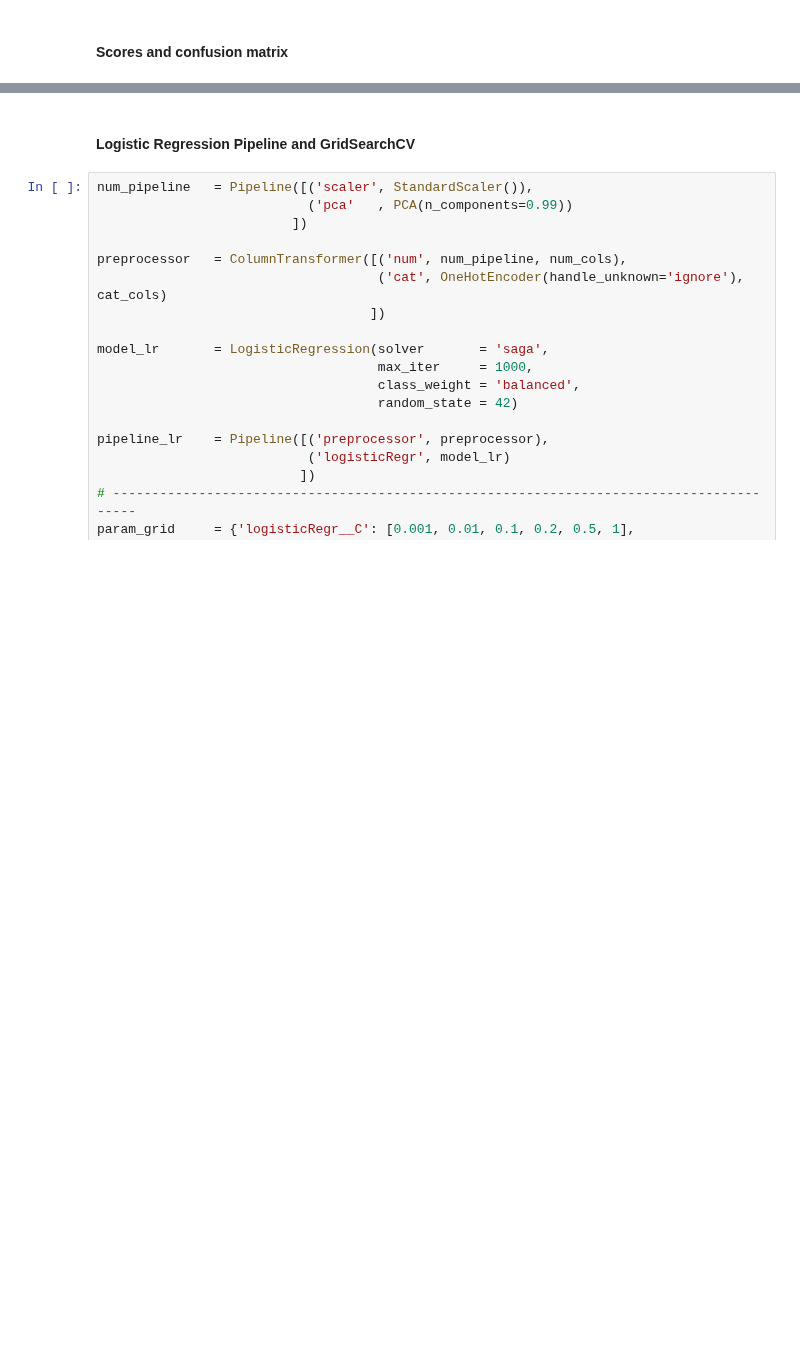
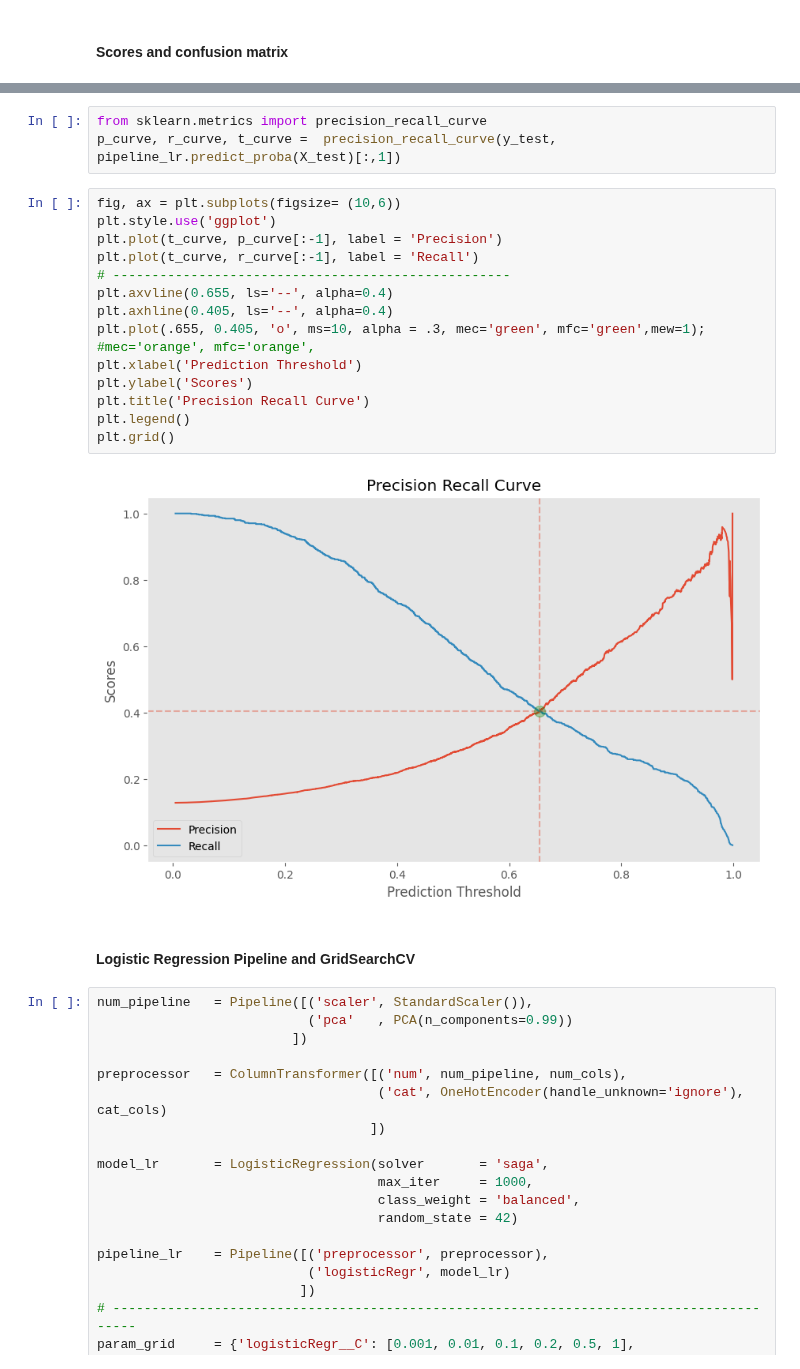
Before and after one commit to Joe-ElM/Used-Cars-Sales, a Jupyter notebook: Notebooks/4. LR Model.ipynb, the cells around one changed output, grey strips where cells are left out. Drawn from its saved outputs; the diff is of its cells as text; blank space fills up the shorter version.

```diff
--- a/Notebooks/4. LR Model.ipynb
+++ b/Notebooks/4. LR Model.ipynb
@@ -68,4 +68,23 @@ Scoring of Logistic Regression Classifier
 [figure]
+# %%
+from sklearn.metrics import precision_recall_curve
+p_curve, r_curve, t_curve =  precision_recall_curve(y_test, pipeline_lr.predict_proba(X_test)[:,1])
+# %%
+fig, ax = plt.subplots(figsize= (10,6))
+plt.style.use('ggplot')
+plt.plot(t_curve, p_curve[:-1], label = 'Precision')
+plt.plot(t_curve, r_curve[:-1], label = 'Recall')
+# ---------------------------------------------------
+plt.axvline(0.655, ls='--', alpha=0.4)
+plt.axhline(0.405, ls='--', alpha=0.4)
+plt.plot(.655, 0.405, 'o', ms=10, alpha = .3, mec='green', mfc='green',mew=1); #mec='orange', mfc='orange',
+plt.xlabel('Prediction Threshold')
+plt.ylabel('Scores')
+plt.title('Precision Recall Curve')
+plt.legend()
+plt.grid()
+# %% [output]
+[figure, added]
 # %% [markdown]
 #### Logistic Regression Pipeline and GridSearchCV
 # %%
```
Also changed, not shown: parts of 2 cells of this notebook.
